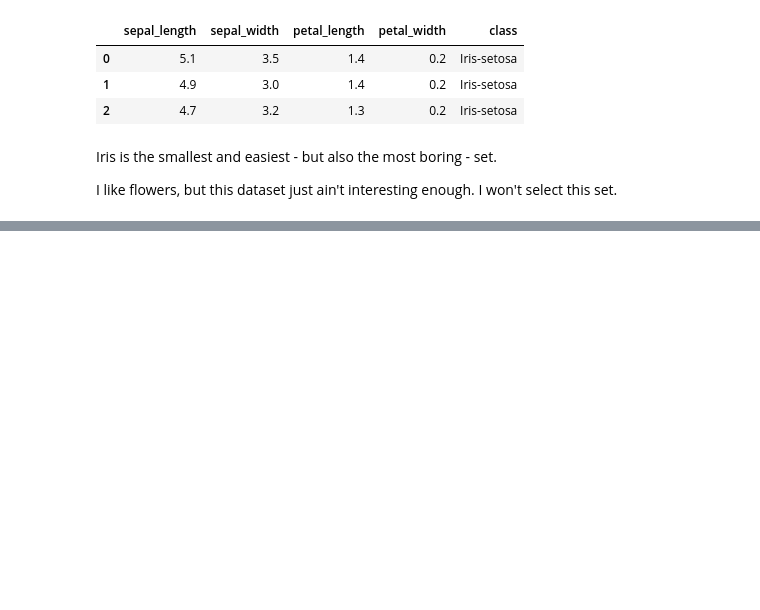
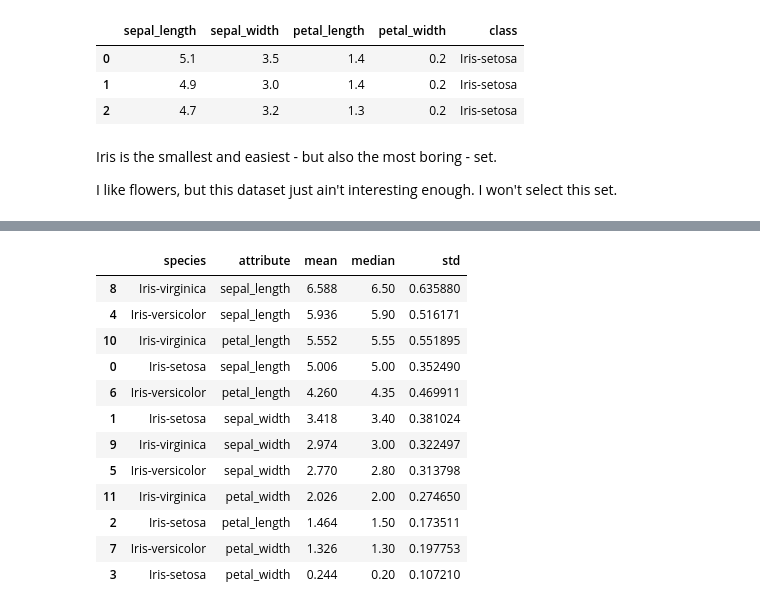
Before and after one commit to wlinds/statistics, a Jupyter notebook: Rapport/rapport.ipynb, the cells around one changed output, grey strips where cells are left out. Cells and saved outputs as stored; diff of their text form; code cells hidden in the pictures; blank space fills up the shorter version.

```diff
--- a/Rapport/rapport.ipynb
+++ b/Rapport/rapport.ipynb
@@ -138,0 +165,9 @@ I like flowers, but this dataset just ain't interesting enough. I won't select t
+# %%
+# some initial analysis of mean, median and standard deviation
+species_groups = iris.groupby('species')
+
+for species, species_df in species_groups:
+    mean = species_df.mean(numeric_only=True)
+    print(f"Species: {species}")
+    print(f"Mean: {mean}")
+    print("\n")
@@ -138,0 +192,35 @@ I like flowers, but this dataset just ain't interesting enough. I won't select t
+# %%
+# same thing basically but concating all collected values (mean, median and std of all length and width attributes) to new df
+results_list = []
+
+# loop over each species group and calculate mean, median, and standard deviation for each attribute
+for species, species_df in species_groups:
+    for attribute in ['sepal_length', 'sepal_width', 'petal_length', 'petal_width']:
+        mean = species_df[attribute].mean()
+        median = species_df[attribute].median()
+        std = species_df[attribute].std()
+
+        # add the results for this attribute to the results_list
+        results_list.append({'species': species, 'attribute': attribute, 'mean': mean, 'median': median, 'std': std})
+
+# combine the results from the list into a single df
+results = pd.concat([pd.DataFrame(item, index=[0]) for item in results_list], ignore_index=True)
+
+# sorting all values by largest mean
+mean_sorted_results = results.sort_values(by='mean', ascending=False)
+
+mean_sorted_results
+# %% [output]
+|  | species | attribute | mean | median | std |
+| 8 | Iris-virginica | sepal_length | 6.588 | 6.50 | 0.635880 |
+| 4 | Iris-versicolor | sepal_length | 5.936 | 5.90 | 0.516171 |
+| 10 | Iris-virginica | petal_length | 5.552 | 5.55 | 0.551895 |
+| 0 | Iris-setosa | sepal_length | 5.006 | 5.00 | 0.352490 |
+| 6 | Iris-versicolor | petal_length | 4.260 | 4.35 | 0.469911 |
+| 1 | Iris-setosa | sepal_width | 3.418 | 3.40 | 0.381024 |
+| 9 | Iris-virginica | sepal_width | 2.974 | 3.00 | 0.322497 |
+| 5 | Iris-versicolor | sepal_width | 2.770 | 2.80 | 0.313798 |
+| 11 | Iris-virginica | petal_width | 2.026 | 2.00 | 0.274650 |
+| 2 | Iris-setosa | petal_length | 1.464 | 1.50 | 0.173511 |
+| 7 | Iris-versicolor | petal_width | 1.326 | 1.30 | 0.197753 |
+| 3 | Iris-setosa | petal_width | 0.244 | 0.20 | 0.107210 |
```
Also changed, not shown: parts of 23 cells of this notebook.
